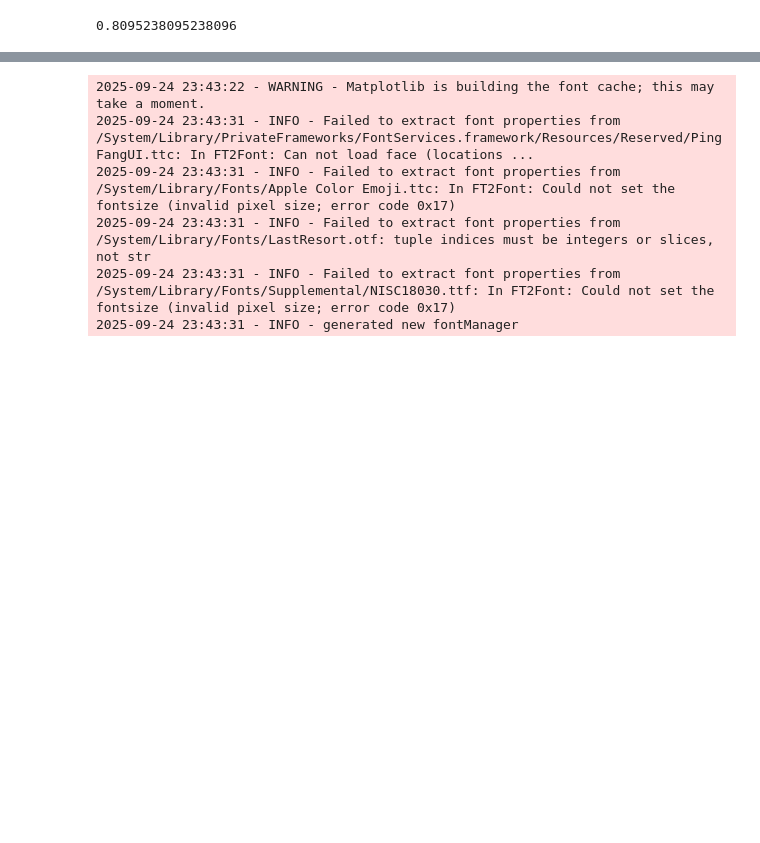
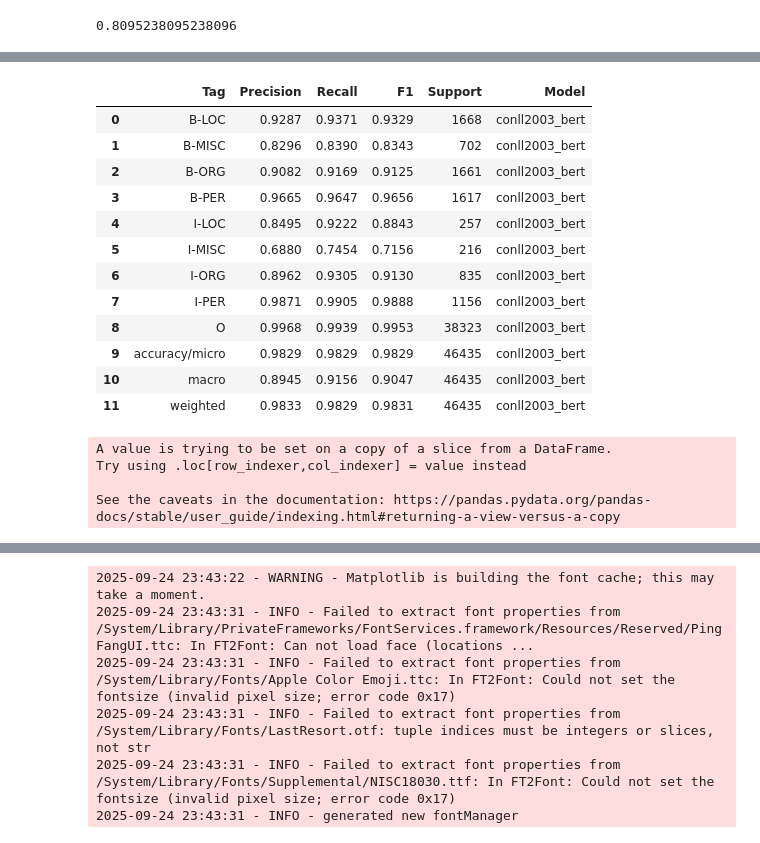
Before and after one commit to ay94/deformar-dashboard, a Jupyter notebook: notebooks/analysis/token_performance_discrepancy.ipynb, the cells around one changed output, grey strips where cells are left out. Cells and saved outputs as stored; diff of their text form; code cells hidden in the pictures; blank space fills up the shorter version.

```diff
--- a/notebooks/analysis/token_performance_discrepancy.ipynb
+++ b/notebooks/analysis/token_performance_discrepancy.ipynb
@@ -551,9 +553,38 @@ tr_df
+# %%
+token_report
+# %% [output]
+|  | Tag | Precision | Recall | F1 | Support | Model |
+| 0 | B-LOC | 0.9287 | 0.9371 | 0.9329 | 1668 | conll2003_bert |
+| 1 | B-MISC | 0.8296 | 0.8390 | 0.8343 | 702 | conll2003_bert |
+| 2 | B-ORG | 0.9082 | 0.9169 | 0.9125 | 1661 | conll2003_bert |
+| 3 | B-PER | 0.9665 | 0.9647 | 0.9656 | 1617 | conll2003_bert |
+| 4 | I-LOC | 0.8495 | 0.9222 | 0.8843 | 257 | conll2003_bert |
+| 5 | I-MISC | 0.6880 | 0.7454 | 0.7156 | 216 | conll2003_bert |
+| 6 | I-ORG | 0.8962 | 0.9305 | 0.9130 | 835 | conll2003_bert |
+| 7 | I-PER | 0.9871 | 0.9905 | 0.9888 | 1156 | conll2003_bert |
+| 8 | O | 0.9968 | 0.9939 | 0.9953 | 38323 | conll2003_bert |
+| 9 | accuracy/micro | 0.9829 | 0.9829 | 0.9829 | 46435 | conll2003_bert |
+| 10 | macro | 0.8945 | 0.9156 | 0.9047 | 46435 | conll2003_bert |
+| 11 | weighted | 0.9833 | 0.9829 | 0.9831 | 46435 | conll2003_bert |
 # %%
+tag_mapping = {
+    'B-PERS': 'B-PER',
+    'I-PERS': 'I-PER'
+}
+
+
+dataset_mapping = {
+    'ANERCorp_CamelLab_arabertv02': 'AraBERTv02',
+    'conll2003_bert': 'BERT'
+}
+
 report_data = []
 for data_name, data_content in dash_data.items():
 	token_report = data_content.token_report
 	tr_data = data_content.train_data
 	token_report['Model'] = data_name
+
+	token_report['Tag'] = token_report['Tag'].replace(tag_mapping)
 	tr_support = tr_data[tr_data['Labels']!= -100]['True Labels'].value_counts().reset_index().rename(columns = {'True Labels': 'Tag', 'count': 'Train Support'})
 	tr = token_report.merge(tr_support, on='Tag')
 	report_data.append(pd.concat([
@@ -561,37 +592,46 @@ for data_name, data_content in dash_data.items():
 	]))
 report_df = pd.concat(report_data)
 report_df = report_df[~report_df['Tag'].isin(['accuracy/micro', 'macro', 'weighted'])]
-tag_mapping = {
-    'B-PERS': 'B-PER',
-    'I-PERS': 'I-PER'
-}
-
-dataset_mapping = {
-    'ANERCorp_CamelLab_arabertv02': 'AraBERTv02',
-    'conll2003_bert': 'BERT'
-}
 
 report_df['Tag'] = report_df['Tag'].replace(tag_mapping)
 report_df['Model'] = report_df['Model'].replace(dataset_mapping)
-report_df
+report_df['Language'] = report_df['Model'].replace({'AraBERTv02':'Arabic', 'BERT': 'English'})
 
 
 token_report_data = report_df[report_df['Tag'] !='O']
+
+category_orders = {}
+x_col = 'Tag'
+tag_order = ['B-LOC', 'I-LOC', 'B-PER', 'I-PER', 'B-ORG', 'I-ORG', 'B-MISC', 'I-MISC']
+if tag_order:
+    # keep only categories that actually appear, but preserve requested order
+    cats = [t for t in tag_order if t in token_report_data[x_col].astype(str).unique().tolist()]
+    if cats:
+        token_report_data[x_col] = pd.Categorical(token_report_data[x_col].astype(str), categories=cats, ordered=True)
+        category_orders[x_col] = cats
+
+
 fig = px.bar(token_report_data,
 			x="Tag",
 			y="Train Support",
-			color="Model",
-			title="Breakdown of the Number of Examples Per Model in the Train Split",
+			facet_row="Language",
+			title="Breakdown of the Number of Examples per Language in the Train Split",
 			barmode='group',
 			template="plotly_white",
-			# facet_row_spacing=0.1,  # Adjusted spacing
+			facet_row_spacing=0.1,  # Adjusted spacing
+            category_orders=category_orders,
 			facet_col_spacing=0.08,
 			text='Train Support',  # Display the actual Count on top of each bar
 			)
 fig.update_layout(
-	width=1200,
-	height=400,
+	width=1400,
+	height=700,
 	# margin=dict(t=50, l=50, r=50, b=50)
 )
 fig.update_xaxes(title_text="Entity Tag")
 fig.show()
+# %% [output]
+A value is trying to be set on a copy of a slice from a DataFrame.
+Try using .loc[row_indexer,col_indexer] = value instead
+
+See the caveats in the documentation: https://pandas.pydata.org/pandas-docs/stable/user_guide/indexing.html#returning-a-view-versus-a-copy
```
Also changed, not shown: parts of 10 cells of this notebook.
